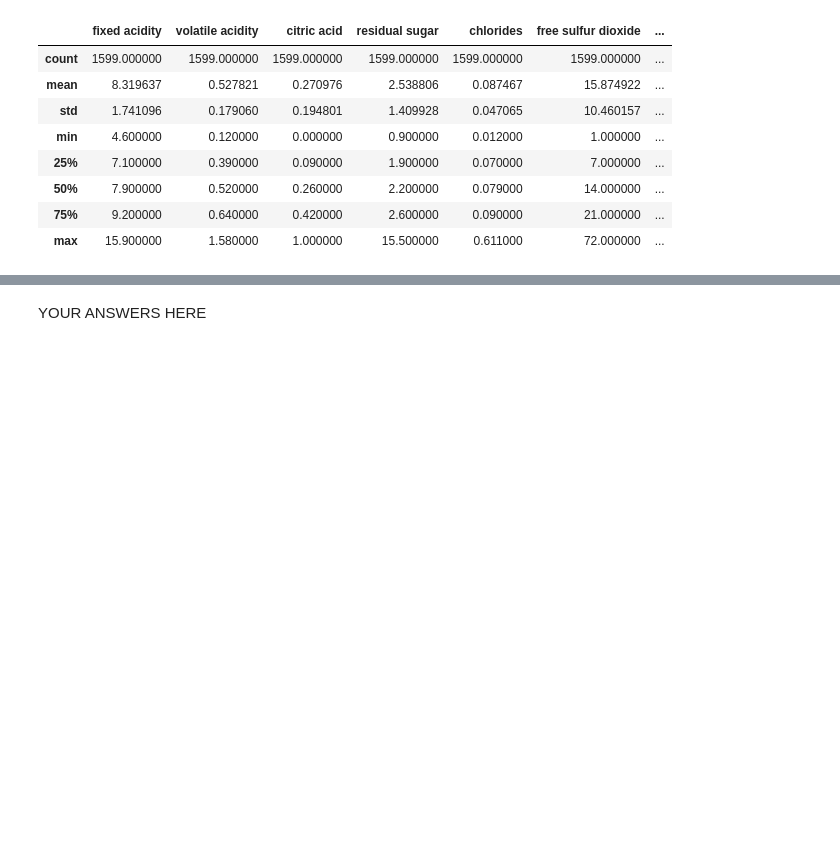
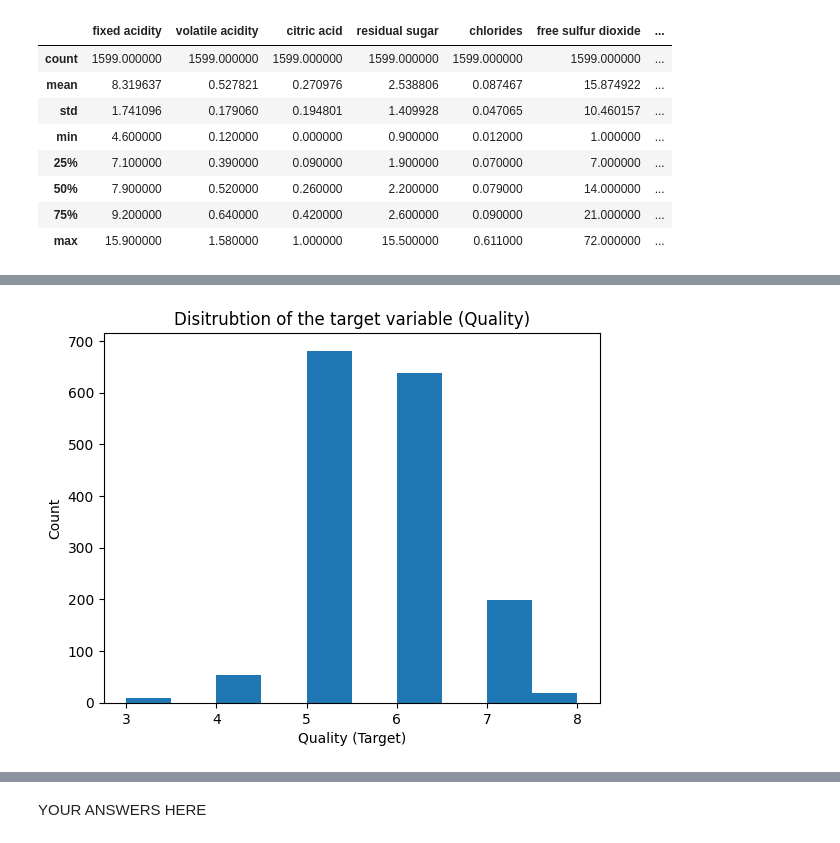
Before and after one commit to carlos00002/DX602-final-project, a Jupyter notebook: project.ipynb, the cells around one changed output, grey strips where cells are left out. Cells and saved outputs as stored; diff of their text form; code cells hidden in the pictures; blank space fills up the shorter version.

```diff
--- a/project.ipynb
+++ b/project.ipynb
@@ -187,0 +235,12 @@ df.describe()
+# %%
+'''
+This chart shows that most of the wines are rated 5 or 6, and there arent many wines at the lower or higher ends.
+So the dataset is basically centered around mid-quality wines.
+This tells me the data is imbalanced and most of the models learning will come from these middle categories.
+'''
+plt.hist(df['target'])
+plt.title("Disitrubtion of the target variable (Quality)")
+plt.xlabel("Quality (Target)")
+plt.ylabel("Count");
+# %% [output]
+[figure, added]
```
Also changed, not shown: parts of 10 cells of this notebook.
